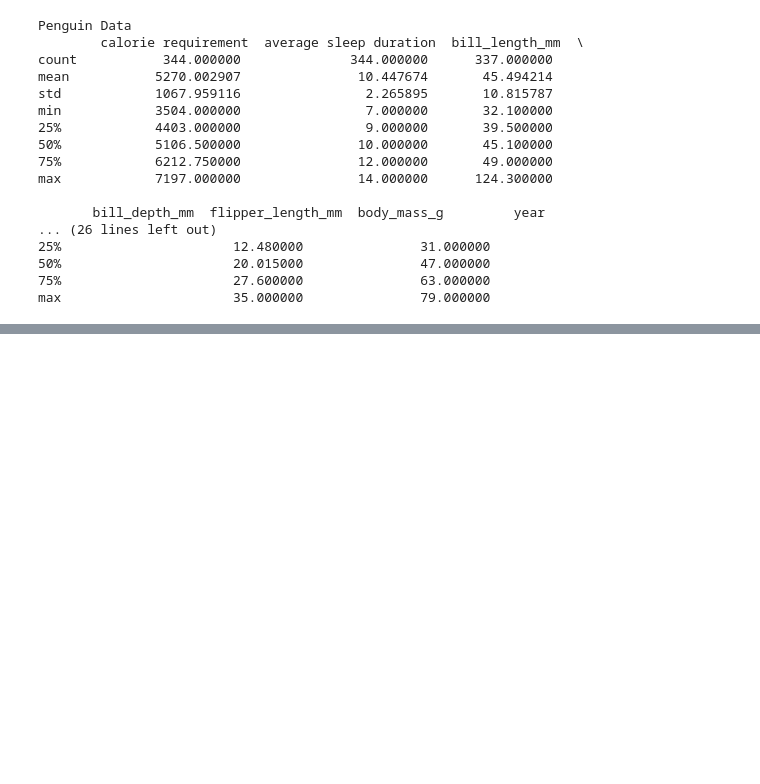
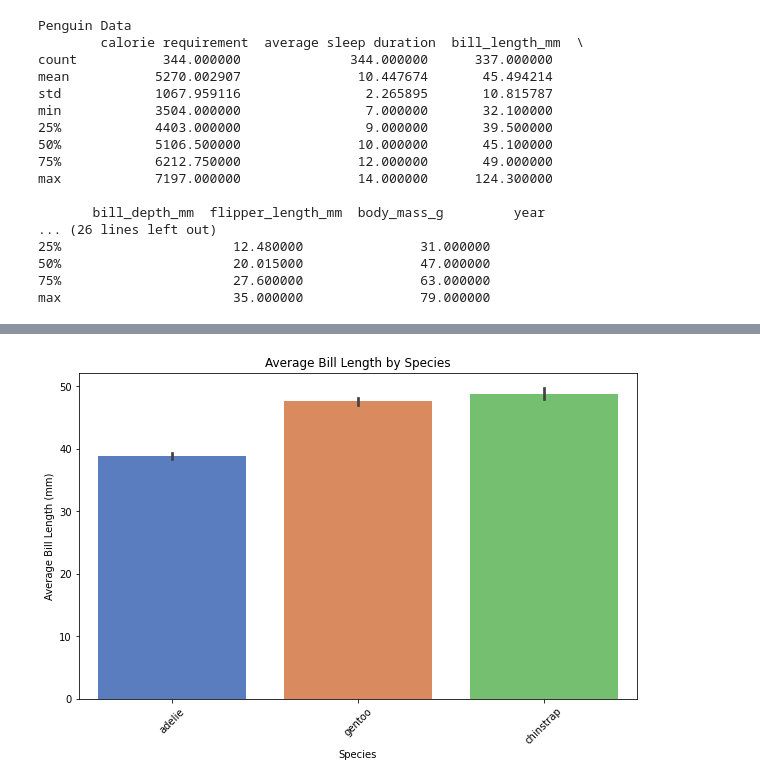
Before and after one commit to MythriShivakumar/A1_ML, a Jupyter notebook: A1_task.ipynb, the cells around one changed output, grey strips where cells are left out. Saved outputs shown, nothing was run; the diff lists cells and outputs as text; code cells hidden in the pictures; blank space fills up the shorter version.

```diff
--- a/A1_task.ipynb
+++ b/A1_task.ipynb
@@ -50,0 +73,10 @@ print(outliers_asd.count())
+# %%
+plt.figure(figsize=(10, 6))
+sns.barplot(x='species', y='bill_length_mm', data=penguins_df, estimator=np.mean, palette='muted')
+plt.title('Average Bill Length by Species')
+plt.xlabel('Species')
+plt.ylabel('Average Bill Length (mm)')
+plt.xticks(rotation=45)
+plt.show()
+# %% [output]
+[figure, added]
```
Also changed, not shown: parts of 8 cells of this notebook.
